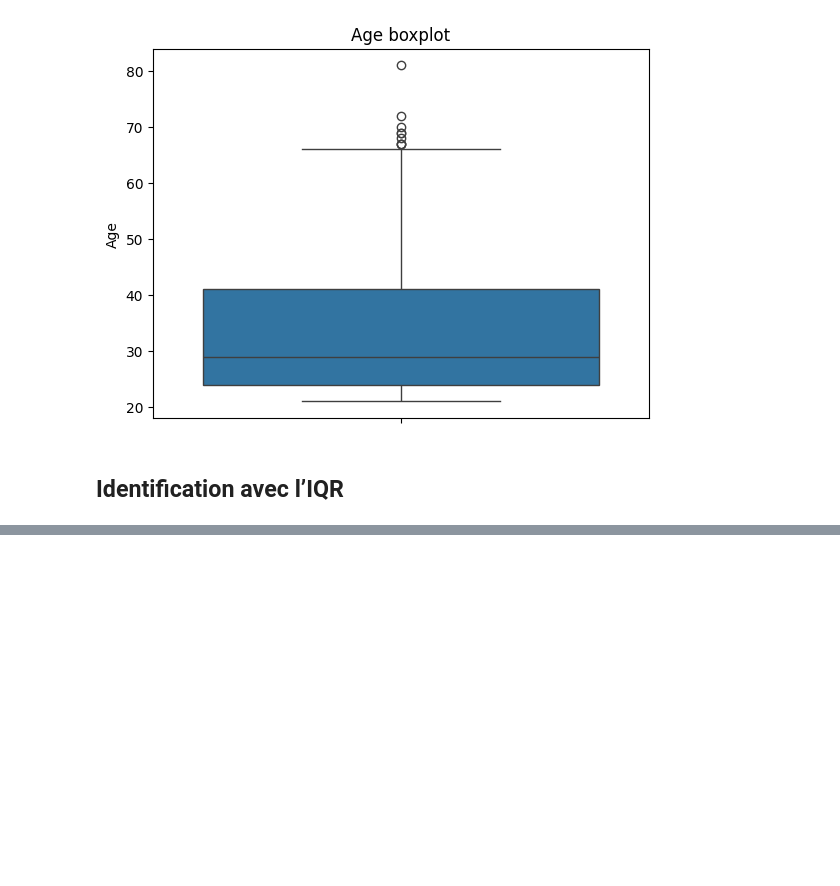
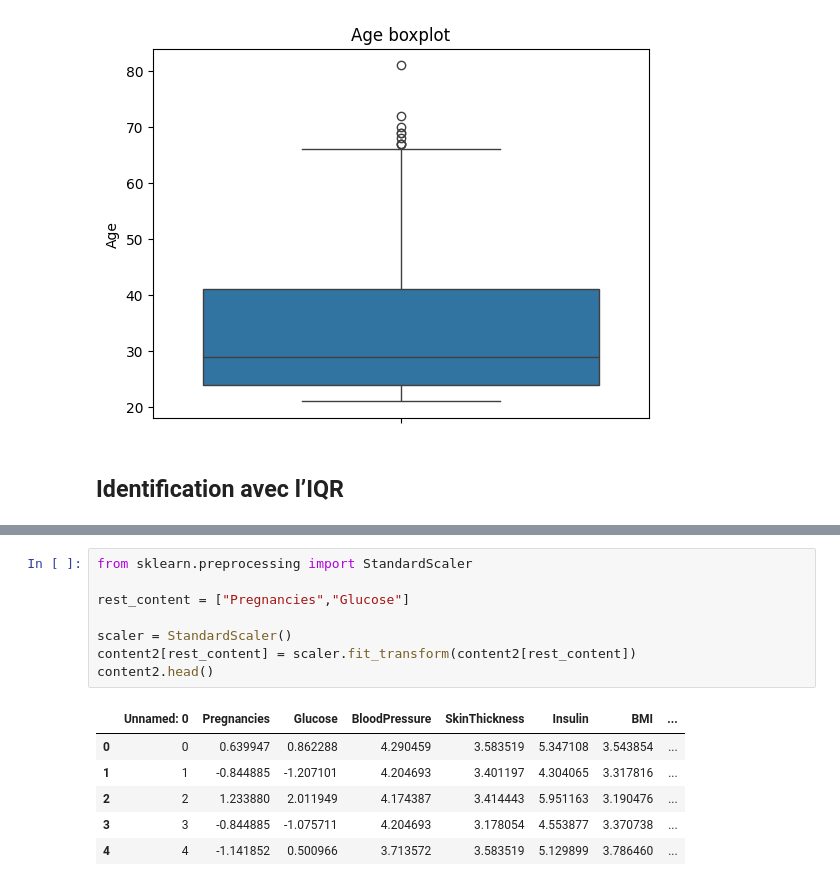
Before and after one commit to bouchta65/DiabetesTrackAI, a Jupyter notebook: src/2_preprocessing.ipynb, the cells around one changed output, grey strips where cells are left out. Cells and saved outputs as stored; diff of their text form; blank space fills up the shorter version.

```diff
--- a/src/2_preprocessing.ipynb
+++ b/src/2_preprocessing.ipynb
@@ -122,0 +162,15 @@ Age -> Lower bound: -1.5, Upper bound: 66.5
+# %%
+from sklearn.preprocessing import StandardScaler
+
+rest_content = ["Pregnancies","Glucose"]
+
+scaler = StandardScaler()
+content2[rest_content] = scaler.fit_transform(content2[rest_content])
+content2.head()
+# %% [output]
+|  | Unnamed: 0 | Pregnancies | Glucose | BloodPressure | SkinThickness | Insulin | BMI | ... |
+| 0 | 0 | 0.639947 | 0.862288 | 4.290459 | 3.583519 | 5.347108 | 3.543854 | ... |
+| 1 | 1 | -0.844885 | -1.207101 | 4.204693 | 3.401197 | 4.304065 | 3.317816 | ... |
+| 2 | 2 | 1.233880 | 2.011949 | 4.174387 | 3.414443 | 5.951163 | 3.190476 | ... |
+| 3 | 3 | -0.844885 | -1.075711 | 4.204693 | 3.178054 | 4.553877 | 3.370738 | ... |
+| 4 | 4 | -1.141852 | 0.500966 | 3.713572 | 3.583519 | 5.129899 | 3.786460 | ... |
```
Also changed, not shown: parts of 7 cells of this notebook.
